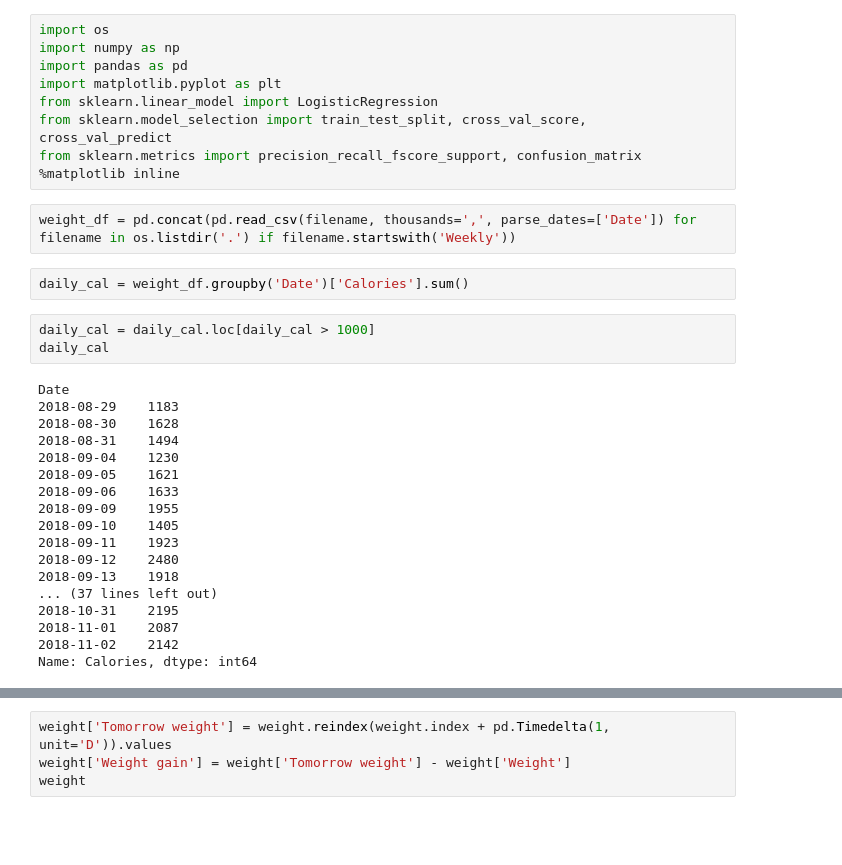
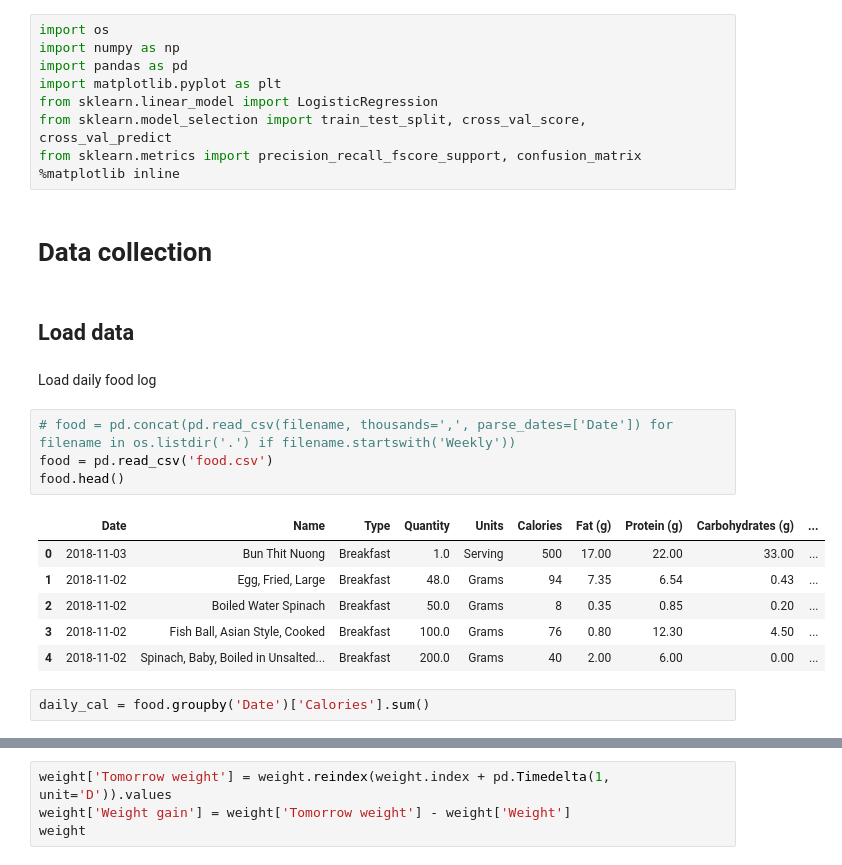
Before and after one commit to khanhnguyendata/logweight, a Jupyter notebook: logweight.ipynb, the cells around one changed output, grey strips where cells are left out. Cells and saved outputs as stored; diff of their text form; blank space fills up the shorter version.

Commit message:
Clean up load files

```diff
--- a/logweight.ipynb
+++ b/logweight.ipynb
@@ -7,30 +7,24 @@ from sklearn.linear_model import LogisticRegression
 from sklearn.model_selection import train_test_split, cross_val_score, cross_val_predict
 from sklearn.metrics import precision_recall_fscore_support, confusion_matrix
 %matplotlib inline
+# %% [markdown]
+# Data collection
+# %% [markdown]
+## Load data
+# %% [markdown]
+Load daily food log
 # %%
-weight_df = pd.concat(pd.read_csv(filename, thousands=',', parse_dates=['Date']) for filename in os.listdir('.') if filename.startswith('Weekly'))
+# food = pd.concat(pd.read_csv(filename, thousands=',', parse_dates=['Date']) for filename in os.listdir('.') if filename.startswith('Weekly'))
+food = pd.read_csv('food.csv')
+food.head()
+# %% [output]
+|  | Date | Name | Type | Quantity | Units | Calories | Fat (g) | Protein (g) | Carbohydrates (g) | ... |
+| 0 | 2018-11-03 | Bun Thit Nuong | Breakfast | 1.0 | Serving | 500 | 17.00 | 22.00 | 33.00 | ... |
+| 1 | 2018-11-02 | Egg, Fried, Large | Breakfast | 48.0 | Grams | 94 | 7.35 | 6.54 | 0.43 | ... |
+| 2 | 2018-11-02 | Boiled Water Spinach | Breakfast | 50.0 | Grams | 8 | 0.35 | 0.85 | 0.20 | ... |
+| 3 | 2018-11-02 | Fish Ball, Asian Style, Cooked | Breakfast | 100.0 | Grams | 76 | 0.80 | 12.30 | 4.50 | ... |
+| 4 | 2018-11-02 | Spinach, Baby, Boiled in Unsalted... | Breakfast | 200.0 | Grams | 40 | 2.00 | 6.00 | 0.00 | ... |
 # %%
-daily_cal = weight_df.groupby('Date')['Calories'].sum()
+daily_cal = food.groupby('Date')['Calories'].sum()
-# %%
-daily_cal = daily_cal.loc[daily_cal > 1000]
-daily_cal
-# %% [output]
-Date
-2018-08-29    1183
-2018-08-30    1628
-2018-08-31    1494
-2018-09-04    1230
-2018-09-05    1621
-2018-09-06    1633
-2018-09-09    1955
-2018-09-10    1405
-2018-09-11    1923
-2018-09-12    2480
-2018-09-13    1918
-... (37 lines left out)
-2018-10-31    2195
-2018-11-01    2087
-2018-11-02    2142
-Name: Calories, dtype: int64
 # %%
 daily_cal.plot.hist()
```
Also changed, not shown: parts of 5 cells of this notebook, 6 other files.
